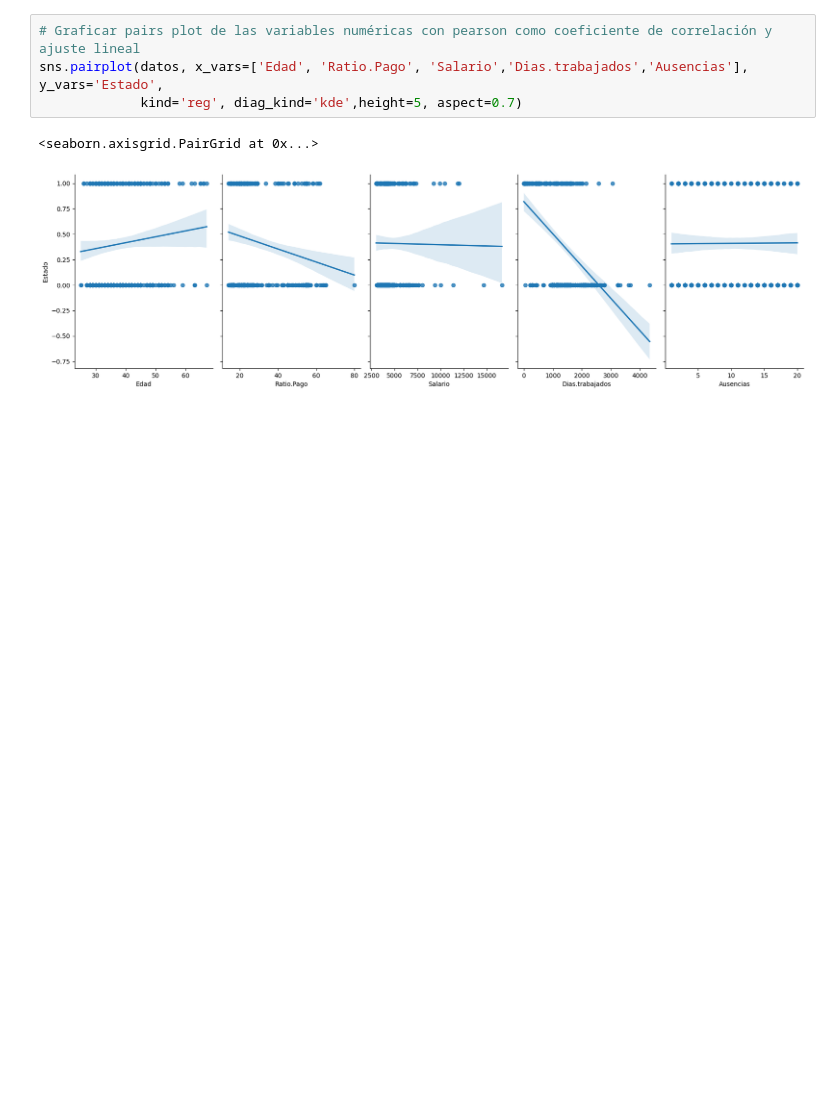
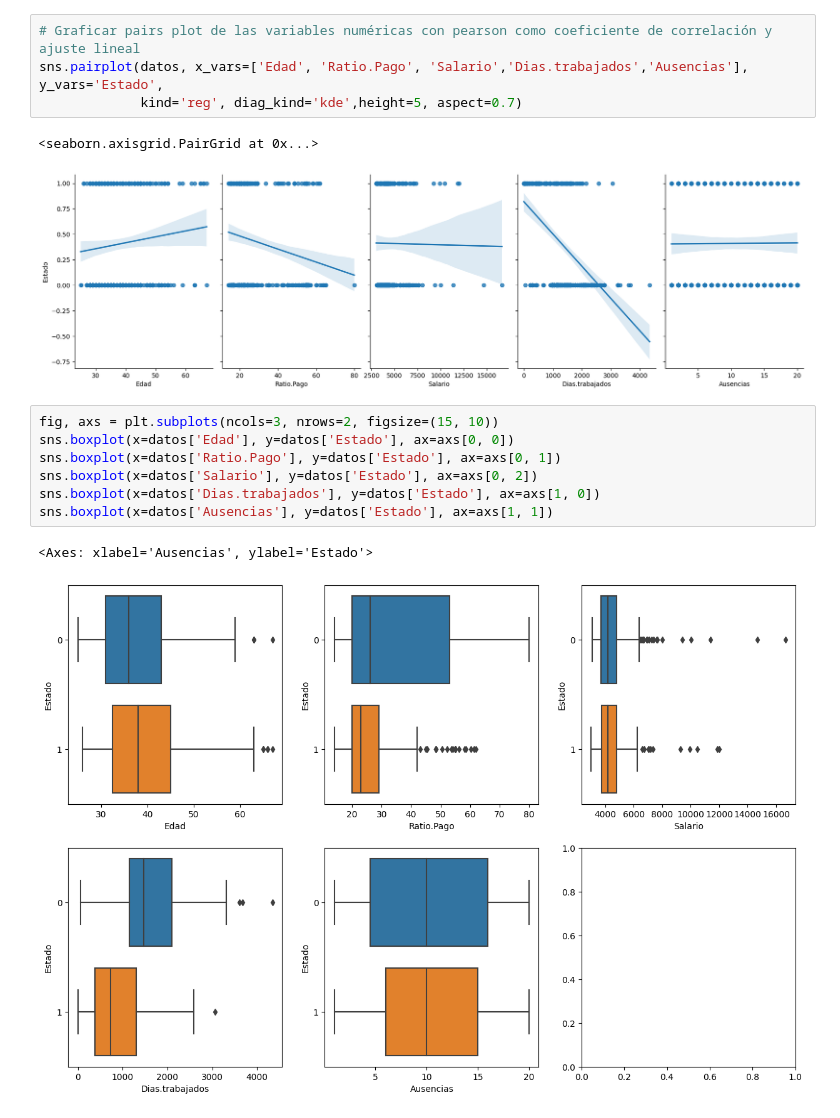
Before and after one commit to DiegoAvilarce/bootcamp-awakelab, a Jupyter notebook: ejercicio4_5.ipynb, the cells around one changed output. Cells and saved outputs as stored; diff of their text form; blank space fills up the shorter version.

```diff
--- a/ejercicio4_5.ipynb
+++ b/ejercicio4_5.ipynb
@@ -106,3 +127,13 @@ sns.pairplot(datos, x_vars=['Edad', 'Ratio.Pago', 'Salario','Dias.trabajados','A
 # %% [output]
 <seaborn.axisgrid.PairGrid at 0x...>
 [figure]
+# %%
+fig, axs = plt.subplots(ncols=3, nrows=2, figsize=(15, 10))
+sns.boxplot(x=datos['Edad'], y=datos['Estado'], ax=axs[0, 0])
+sns.boxplot(x=datos['Ratio.Pago'], y=datos['Estado'], ax=axs[0, 1])
+sns.boxplot(x=datos['Salario'], y=datos['Estado'], ax=axs[0, 2])
+sns.boxplot(x=datos['Dias.trabajados'], y=datos['Estado'], ax=axs[1, 0])
+sns.boxplot(x=datos['Ausencias'], y=datos['Estado'], ax=axs[1, 1])
+# %% [output]
+<Axes: xlabel='Ausencias', ylabel='Estado'>
+[figure, added]
```
Also changed, not shown: parts of 12 cells of this notebook, 3 other files.
